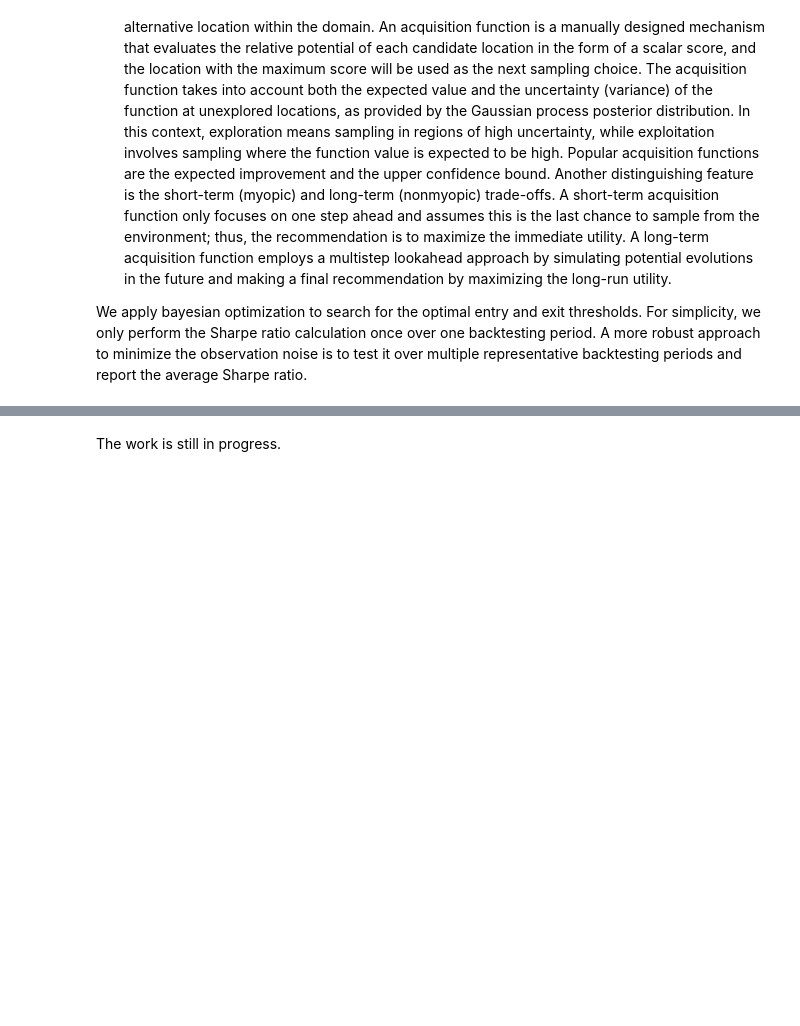
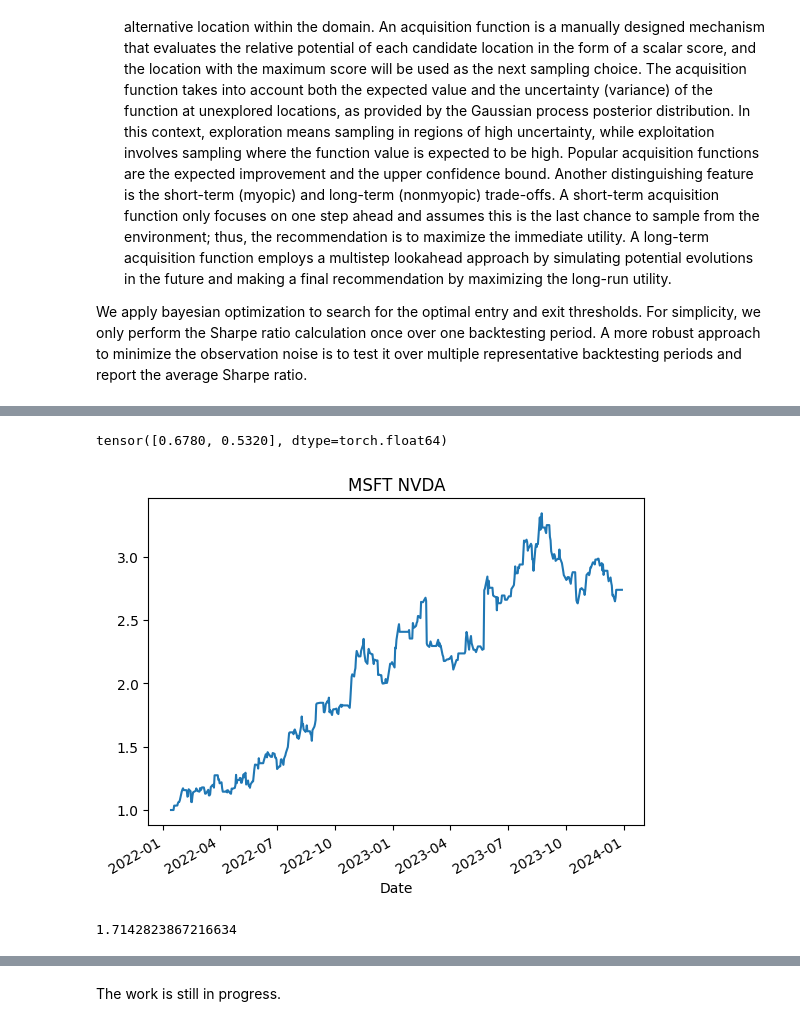
Before and after one commit to Yohann0/Finance, a Jupyter notebook: Pairs trading strategy.ipynb, the cells around one changed output, grey strips where cells are left out. Cells and saved outputs as stored; diff of their text form; code cells hidden in the pictures; blank space fills up the shorter version.

```diff
--- a/Pairs trading strategy.ipynb
+++ b/Pairs trading strategy.ipynb
@@ -161,0 +191,2 @@ Successfully installed MarkupSafe-2.1.5 botorch-0.11.0 filelock-3.14.0 fsspec-20
+# %%
+qts = QTS_OPTIMIZER([stock1, stock2], df, sharpe_ratio)
@@ -161,0 +220,2 @@ Successfully installed MarkupSafe-2.1.5 botorch-0.11.0 filelock-3.14.0 fsspec-20
+# %%
+train_x, train_y, best_observed_value = generate_initial_data()
@@ -161,0 +294,12 @@ Successfully installed MarkupSafe-2.1.5 botorch-0.11.0 filelock-3.14.0 fsspec-20
+# %%
+def update_random_observations(best_random, n):
+    """Simulates a random policy by drawing a new random points,
+    observing their values, and updating the current
+    best candidate to the running list.
+    """
+    new_x1 = entry_bounds[0] + (entry_bounds[1] - entry_bounds[0]) * torch.rand(size=(n,1), device=device, dtype=dtype)
+    new_x2 = exit_bounds[0] + (exit_bounds[1] - exit_bounds[0]) * torch.rand(size=(n,1), device=device, dtype=dtype)
+    new_x = torch.cat((new_x1, new_x2), 1)
+    new_y = qts(entry_threshold=new_x[0,0].item(), exit_threshold=new_x[0,1].item())
+    best_random.append(max(best_random[-1], new_y))
+    return best_random
@@ -161,0 +377,29 @@ Successfully installed MarkupSafe-2.1.5 botorch-0.11.0 filelock-3.14.0 fsspec-20
+# %%
+# number of runs to assess std of different BO loops
+N_TRIALS = 2
+# number of steps in the outer BO loop
+N_ROUND = 2
+best_random_all, best_observed_ei_all, best_observed_qei_all, best_observed_ucb_all, best_observed_qkg_all = [], [], [], [], []
+overall_best=-1
+overall_best_parameters=[]
+
+# average over multiple trials
+for trial in range(1, N_TRIALS + 1):
+    train_x_ei, train_y_ei, train_x_qei, train_y_qei, train_x_ucb, train_y_ucb, train_x_qkg, train_y_qkg, best_observed_value, mll_ei, model_ei, mll_qei, model_qei, mll_ucb, model_ucb, mll_qkg, model_qkg, EI, qEI, UCB, qKG = initialize_model_and_mll()
+
+    # run N_ROUND rounds of bayesian optimization after the initial random batch
+    best_random, best_observed_ei, best_observed_qei, best_observed_ucb, best_observed_qkg, best_observed, best_parameters = optimization(best_observed_value, train_x_ei, train_y_ei, train_x_qei, train_y_qei, train_x_ucb, train_y_ucb, train_x_qkg, train_y_qkg, mll_ei, model_ei, mll_qei, model_qei, mll_ucb, model_ucb, mll_qkg, model_qkg, N_ROUND)
+
+    best_observed_ei_all.append(best_observed_ei)
+    best_observed_qei_all.append(best_observed_qei)
+    best_observed_ucb_all.append(best_observed_ucb)
+    best_observed_qkg_all.append(best_observed_qkg)
+    best_random_all.append(best_random)
+
+    if(best_observed>overall_best):
+        overall_best=best_observed
+        overall_best_parameters=best_parameters
+# %%
+overall_best_parameters
+# %% [output]
+tensor([0.6780, 0.5320], dtype=torch.float64)
@@ -161,0 +408,5 @@ Successfully installed MarkupSafe-2.1.5 botorch-0.11.0 filelock-3.14.0 fsspec-20
+# %%
+sharpe_ratio(df, stock1, stock2, entry_threshold=overall_best_parameters[0], exit_threshold=overall_best_parameters[1])
+# %% [output]
+[figure, added]
+1.7142823867216634
```
Also changed, not shown: parts of 31 cells of this notebook, 2 other files.
